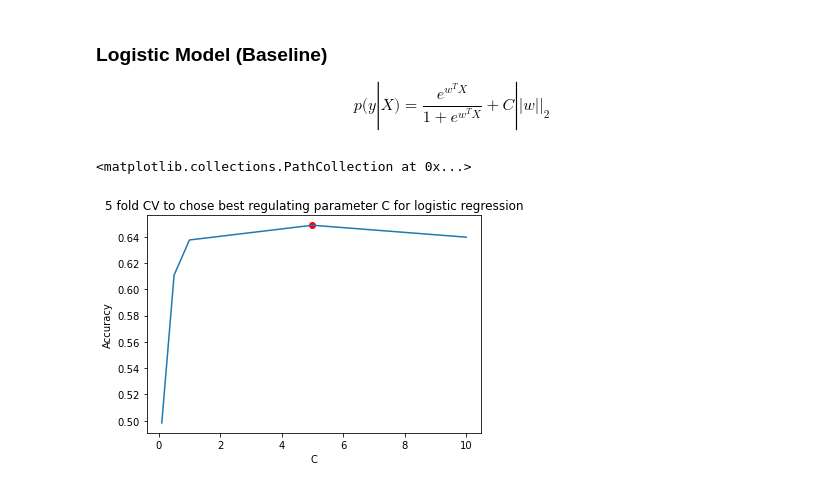
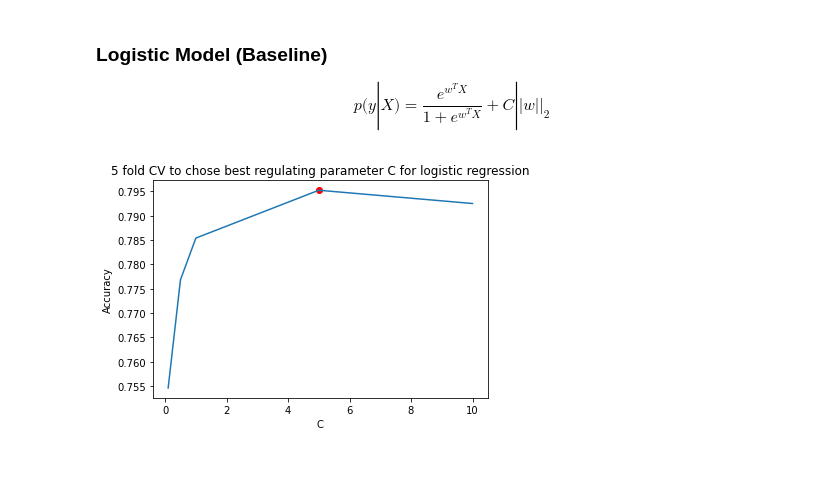
Before and after one commit to nclw1118/MBTI_Personality_Classification_Model_Based_on_NLP, a Jupyter notebook: MBTI Personality Classification Model Based on NLP.ipynb, the cells around one changed output. Saved outputs shown, nothing was run; the diff lists cells and outputs as text; code cells hidden in the pictures.

```diff
--- a/MBTI Personality Classification Model Based on NLP.ipynb
+++ b/MBTI Personality Classification Model Based on NLP.ipynb
@@ -114,5 +147,4 @@ data.head()
 # %%
-from sklearn.feature_extraction.text import TfidfVectorizer
-vectorizer = TfidfVectorizer(stop_words='english', max_features=3000)#reducing the number of features for complexity
-X=vectorizer.fit_transform(data['words']).todense()
+vectorizer = TfidfVectorizer(stop_words='english', max_features=500)#reducing the number of features for complexity
+X=vectorizer.fit_transform(data['posts']).todense()
 y=data['label']
@@ -119,3 +158,35 @@ y=data['label']
+# %%
+%%time
+w2v=Doc2Vec(transformed_X,
+            vector_size=300,
+            window=5,
+            min_count=10,
+            max_vocab_size=20,
+            workers=4 )
+w2v.save("doc2vec")
+# %%
+class Vectorizer(object):
+    def __init__(self, word2vec):
+        self.word2vec = word2vec
+        self.dim = len(word2vec.wv.syn0[0])
+
+    def fit(self, X, y=None):
+        return self
+
+    def transform(self, X):
+        return np.array([
+            np.mean([self.word2vec.wv[w] for w in words if w in self.word2vec.wv]
+                    or [np.zeros(self.dim)], axis=0)
+            for words in tqdm(X)
+        ])
+
+    def fit_transform(self, X, y=None):
+        return self.transform(X)
+# %%
+vectorizer=Vectorizer(w2v)
+X=vectorizer.fit_transform(transformed_X)
+X.shape
+y=data['label']
 # %%
 # stratified train-test split for unbanlanced data
 from sklearn.model_selection import train_test_split
@@ -145,19 +216,20 @@ $$p(y|X)=\frac{ e^{w^TX}}{1+e^{w^TX}} + C||w||_2$$
 # %%
 from sklearn.linear_model import LogisticRegression
 
 c_logit=[0.1,0.5,1,5,10]
 scores_logit=[]
 for i in tqdm(c_logit):
-    #weights=dict(zip(data['label'].value_counts(normalize=True).index,data['label'].value_counts(normalize=True)))
+    #weights=dict(zip(data['label'].value_counts(normalize=True)\
+    #.index,data['label'].value_counts(normalize=True)))
     logit=LogisticRegression(max_iter=1000,C=i)
     logit.fit(X_train, y_train)
     scores_logit.append(np.mean(cross_val_score(logit, X_train, y_train, cv=5,scoring='accuracy')))
 
 plt.plot(c_logit,scores_logit)
 plt.title('5 fold CV to chose best regulating parameter C for logistic regression')
 plt.xlabel('C')
 plt.ylabel('Accuracy')
-plt.scatter(c_logit[3],scores_logit[3],color='red')
+plt.scatter(c_logit[np.argmax(scores_logit)],scores_logit[np.argmax(scores_logit)],color='red')
+plt.show()
 # %% [output]
-<matplotlib.collections.PathCollection at 0x...>
-[figure, old version]
+[figure, new version]
```
Also changed, not shown: parts of 35 cells of this notebook.
